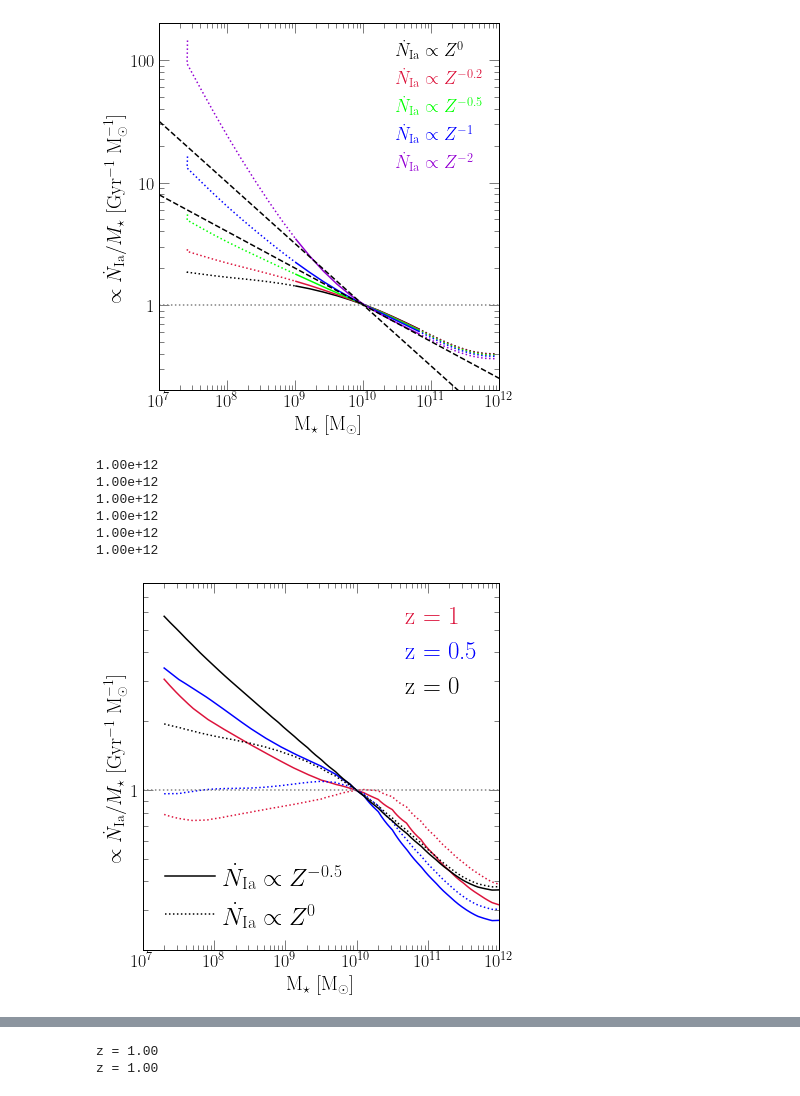
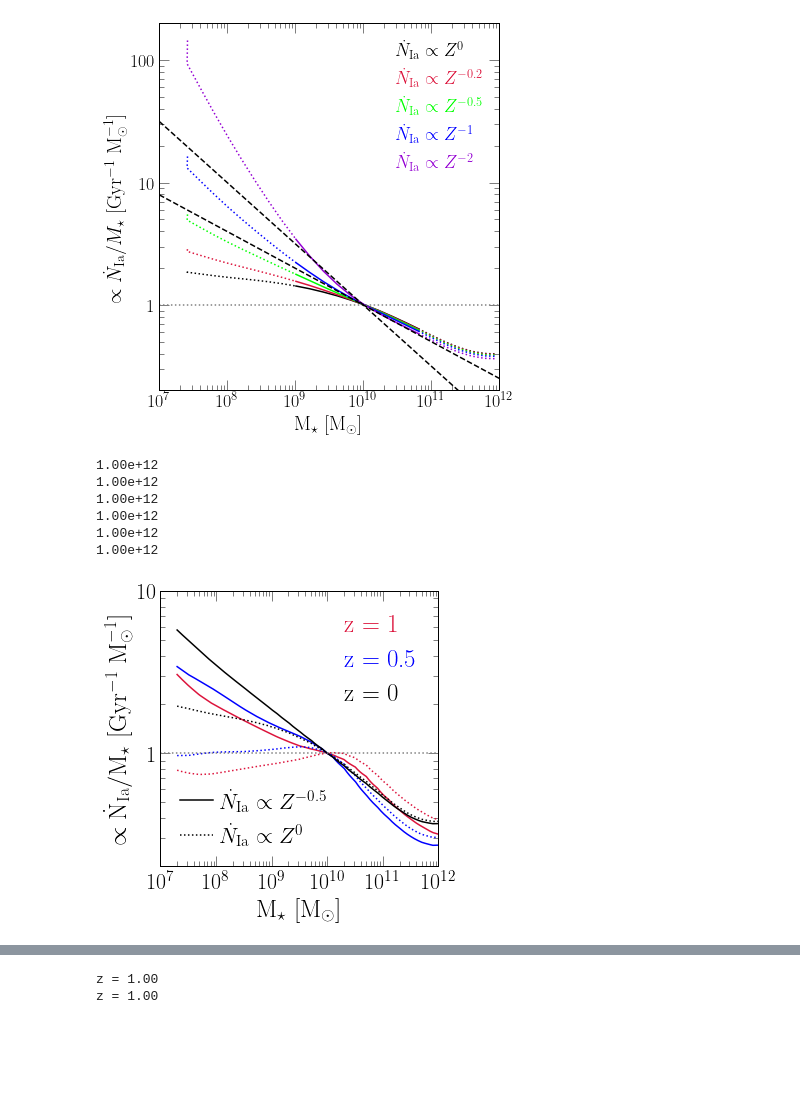
Before and after one commit to giganano/iarates, a Jupyter notebook: notebooks/umachine.ipynb, the cells around one changed output, grey strips where cells are left out. Saved outputs shown, nothing was run; the diff lists cells and outputs as text; code cells hidden in the pictures; blank space fills up the shorter version.

```diff
--- a/notebooks/umachine.ipynb
+++ b/notebooks/umachine.ipynb
@@ -106,13 +112,21 @@ plt.show()
 # %%
-fig = plt.figure(figsize = (6, 6))
+fig = plt.figure(figsize = (5.5, 5))
 ax = fig.add_subplot(111)
-ax.set_xlabel(r"M$_\star$ [M$_\odot$]")
-ax.set_ylabel(r"$\propto \dot{N}_\text{Ia} / M_\star$ [Gyr$^{-1}$ M$_\odot^{-1}$]")
+ax.set_xlabel(r"M$_\star$ [M$_\odot$]", fontsize = 25)
+ax.set_ylabel(r"$\propto \dot{\text{N}}_\text{Ia} / \text{M}_\star$ [Gyr$^{-1}$ M$_\odot^{-1}$]", fontsize = 25)
 ax.set_xscale("log")
 ax.set_yscale("log")
 ax.yaxis.set_major_formatter(fsf("%g"))
 ax.set_xlim([10**7, 10**12])
 ax.set_ylim([0.2, 200])
+ax.tick_params(labelsize = 22)
+ax.tick_params(axis = "x", pad = 7)
+ax.set_xticks([10**_ for _ in range(7, 13)], which = "major")
+minorticks = []
+for i in range(7, 12):
+    for j in range(2, 10):
+        minorticks.append(j * 10**i)
+ax.xaxis.set_minor_locator(FixedLocator(minorticks))
 
 zscalings = [0, -0.2, -0.5, -1, -2]
 colors = ["black", "crimson", "lime", "blue", "darkviolet"]
@@ -251,15 +265,23 @@ plt.show()
 # %% [output]
 [figure]
 # %%
-fig = plt.figure(figsize = (6, 6))
+fig = plt.figure(figsize = (5.2, 5))
 ax = fig.add_subplot(111)
-ax.set_xlabel(r"M$_\star$ [M$_\odot$]")
-ax.set_ylabel(r"$\propto \dot{N}_\text{Ia} / M_\star$ [Gyr$^{-1}$ M$_\odot^{-1}$]")
+ax.set_xlabel(r"M$_\star$ [M$_\odot$]", fontsize = 25)
+ax.set_ylabel(r"$\propto \dot{\text{N}}_\text{Ia} / \text{M}_\star$ [Gyr$^{-1}$ M$_\odot^{-1}$]", fontsize = 25)
 ax.set_xscale("log")
 ax.set_yscale("log")
 ax.yaxis.set_major_formatter(fsf("%g"))
 ax.set_xlim([10**7, 10**12])
-ax.set_ylim([0.2, 8])
+ax.set_ylim([0.2, 10])
+ax.tick_params(labelsize = 22)
+ax.tick_params(axis = "x", pad = 7)
+ax.set_xticks([10**_ for _ in range(7, 13)], which = "major")
+minorticks = []
+for i in range(7, 12):
+    for j in range(2, 10):
+        minorticks.append(j * 10**i)
+ax.xaxis.set_minor_locator(FixedLocator(minorticks))
 
 line1 = ax.plot([1e5, 1e6], [1, 10], c = named_colors()["black"], linestyle = '-',
     label = r"$\dot{N}_\text{Ia} \propto Z^{-0.5}$")[0]
@@ -267,7 +289,8 @@ line2 = ax.plot([1e5, 1e6], [1, 10], c = named_colors()["black"], linestyle = ':
     label = r"$\dot{N}_\text{Ia} \propto Z^0$")[0]
 kwargs = {
     "loc": mpl_loc("lower left"),
-    "fontsize": 25
+    "fontsize": 22,
+    "handlelength": 1.5
 #     "bbox_to_anchor": (0.75, 0.99)
 }
 leg2 = ax.legend(**kwargs)
@@ -339,32 +362,32 @@ for z in redshifts:
     kwargs = {
         "c": named_colors()[colors[z]],
         "linestyle": ":"
     }
     ax.plot(allmasses, yvals, **kwargs)
 
 kwargs = {
     "loc": mpl_loc("upper right"),
     "handlelength": 0,
     "fontsize": 25
 }
 leg = ax.legend(**kwargs)
 fancy_legend(leg, [colors[z] for z in redshifts])
 ax.add_artist(leg2)
 
 ax.axhline(1, c = named_colors()["grey"], linestyle = ':')
 
 plt.tight_layout()
 for ext in ["pdf", "jpeg"]:
     kwargs = {}
     if ext == "jpeg": kwargs["dpi"] = 200
     plt.savefig("../paper/umachine_iarate_redshiftevol.%s" % (ext), **kwargs)
 plt.show()
 # %% [output]
 1.00e+12
 1.00e+12
 1.00e+12
 1.00e+12
 1.00e+12
 1.00e+12
-[figure, old version]
+[figure, new version]
 # %%
```
Also changed, not shown: parts of 4 cells of this notebook, 29 other files.
